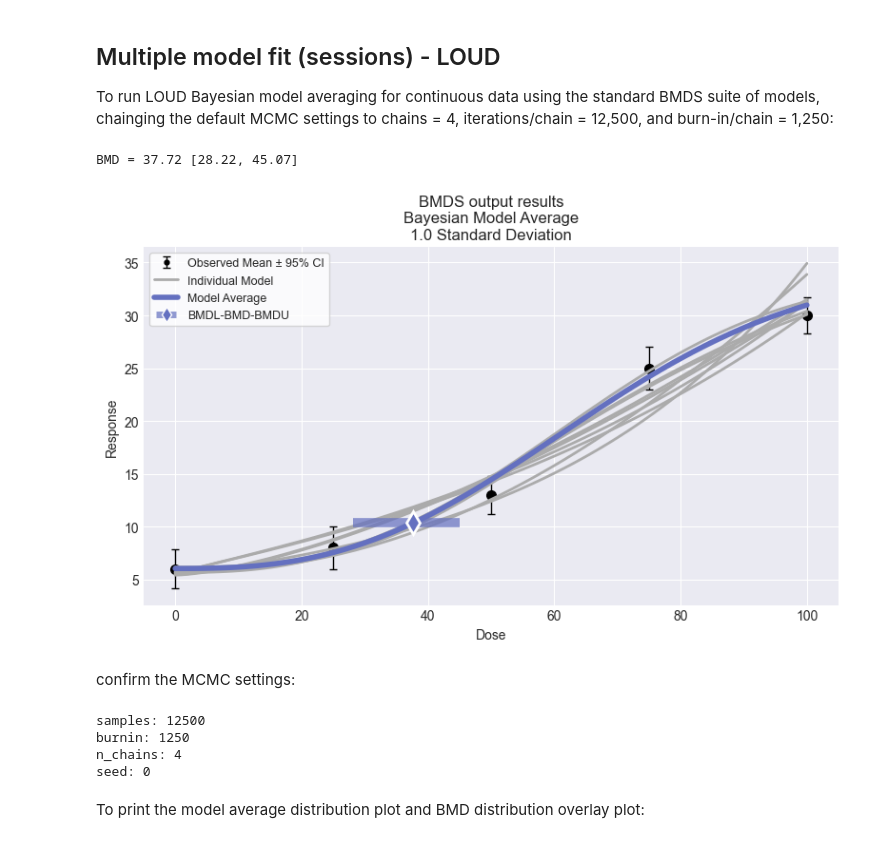
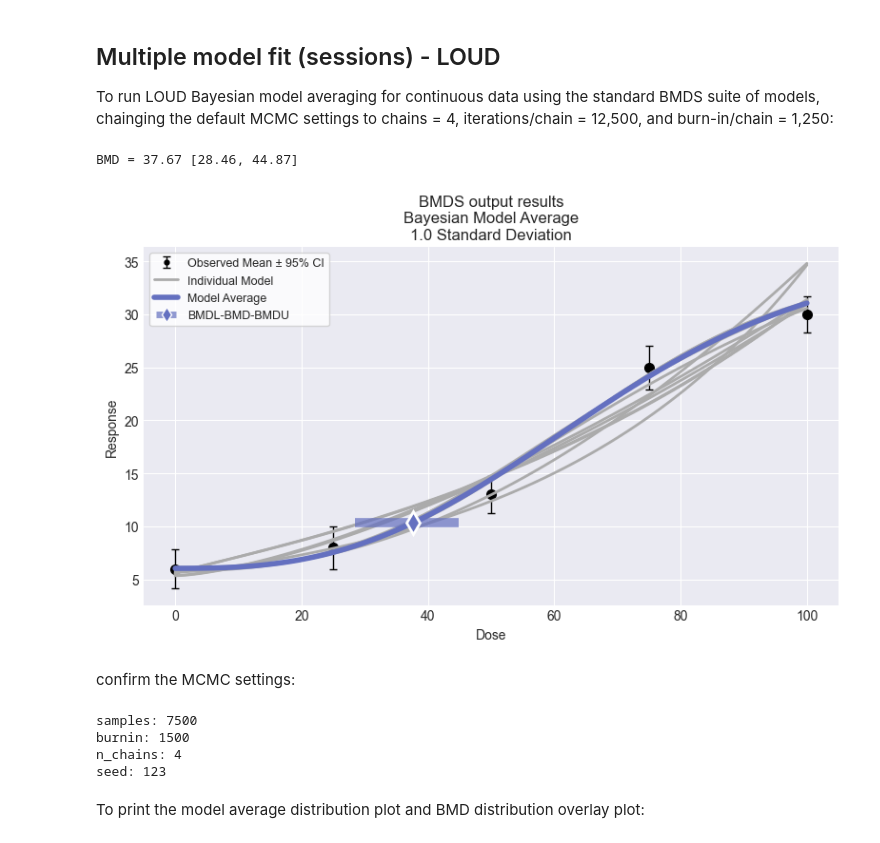
Before and after one commit to USEPA/BMDS, a Jupyter notebook: docs/source/recipes/continuous_ma.ipynb, the cells around one changed output. Cells and saved outputs as stored; diff of their text form; code cells hidden in the pictures.

```diff
--- a/docs/source/recipes/continuous_ma.ipynb
+++ b/docs/source/recipes/continuous_ma.ipynb
@@ -72,35 +75,36 @@ dataset = pybmds.ContinuousDataset(
     doses=[0, 25, 50, 75, 100],
     ns=[20, 20, 20, 20, 20],
     means=[6, 8, 13, 25, 30],
     stdevs=[4, 4.3, 3.8, 4.4, 3.7],
 )
 
 # LOUD model averaging using the standard BMDS continuous suite
 session1 = pybmds.Session(dataset=dataset)
 
 settings = {
     "n_chains": 4,
     "samples": 7500,
     "burnin": 1500,
+    "seed": 123,
 }
 
 session1.add_default_bayesian_models(
     settings=settings,
     prior_class=pybmds.PriorClass.bayesian_loud,
     model_average=True,      # add model averaging
     include_extended=False,  # standard suite only (not PROAST/EFSA-expanded)
 )
 session1.execute()
 
 # summarize model-averaged result
 res1 = session1.model_average.results
 print(f"BMD = {res1.bmd:.2f} [{res1.bmdl:.2f}, {res1.bmdu:.2f}]")
 
 # optional: plot model fits and model-average curve
 fig1 = session1.plot(colorize=False)
 # %% [output]
-BMD = 37.72 [28.22, 45.07]
+BMD = 37.67 [28.46, 44.87]
-[figure, old version]
+[figure, new version]
 # %% [markdown]
 confirm the MCMC settings:
 # %%
@@ -110,10 +114,10 @@ print("burnin:", model.settings.burnin)
 print("n_chains:", model.settings.n_chains)
 print("seed:", model.settings.seed)
 # %% [output]
-samples: 12500
-burnin: 1250
+samples: 7500
+burnin: 1500
 n_chains: 4
-seed: 0
+seed: 123
 # %% [markdown]
 To print the model average distribution plot and BMD distribution overlay plot:
 # %%
```
Also changed, not shown: parts of 12 cells of this notebook, 1 other file.
